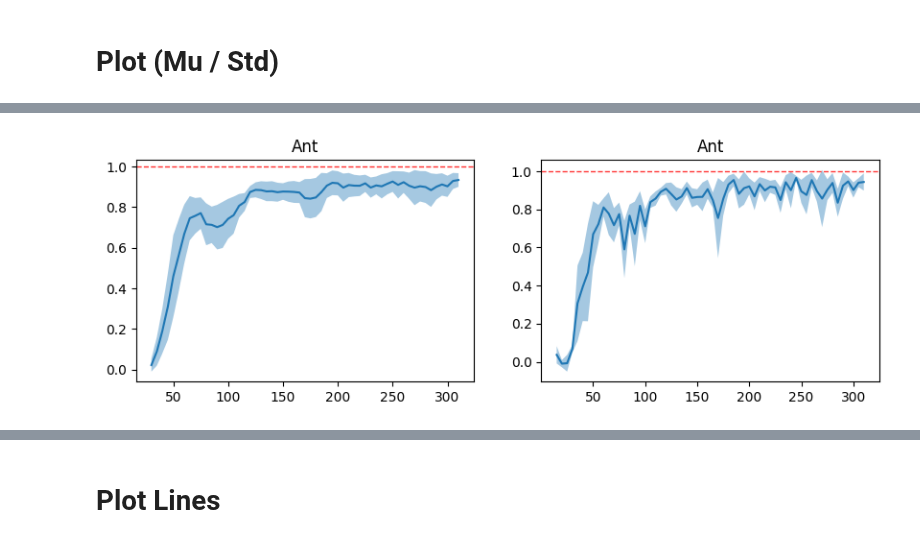
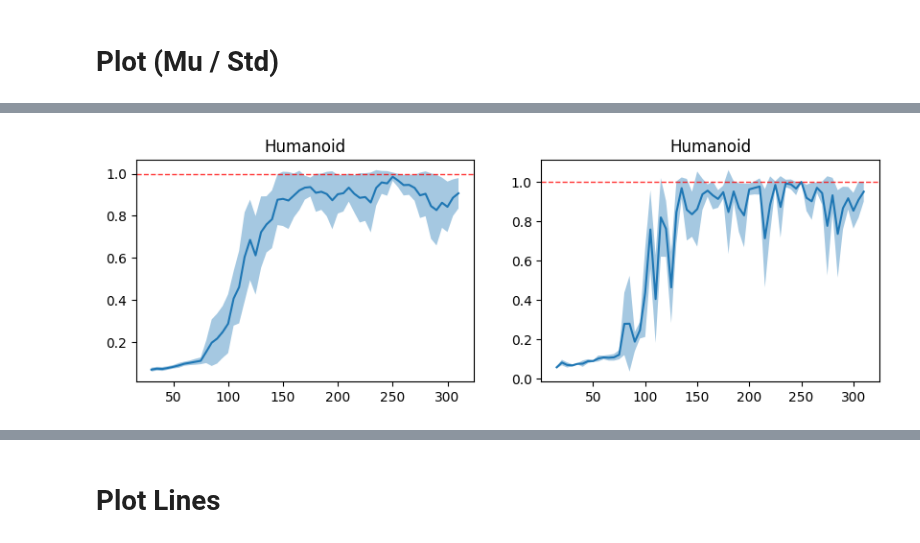
Before and after one commit to adibka/RIZE, a Jupyter notebook: plot.ipynb, the cells around one changed output, grey strips where cells are left out. Cells and saved outputs as stored; diff of their text form; code cells hidden in the pictures.

```diff
--- a/plot.ipynb
+++ b/plot.ipynb
@@ -7,7 +7,7 @@ import scipy.stats as st
 # %% [markdown]
 # one run
 # %%
-path = 'data/ant/ant_2024_11_07_17_19_50_0000--s-0/progress.csv'
+path = 'data/ant/ant_2024_11_08_12_23_04_0000--s-0/progress.csv'
 file = pandas.read_csv(path)
 # %%
 returns = file['evaluation/Returns Mean']
@@ -759,7 +791,7 @@ def x_runs(paths,
     return df
 # %%
 paths = (path_s0, path_s1, path_s2, path_s3, path_s4)
-df = x_runs(paths, 'ant', name='noise-1std')
+df = x_runs(paths, 'walker', name='noise')
 # %% [markdown]
 # Plot (Mu / Std)
 # %%
@@ -795,4 +831,4 @@ def plot_curves(df_path,
 # %%
-plot_curves('ours-ant-1-noise-1std.csv')
+plot_curves('results/ours-humanoid-1-sp-rn.csv')
 # %% [output]
-[figure, old version]
+[figure, new version]
```
Also changed, not shown: parts of 29 cells of this notebook, 6 other files.
